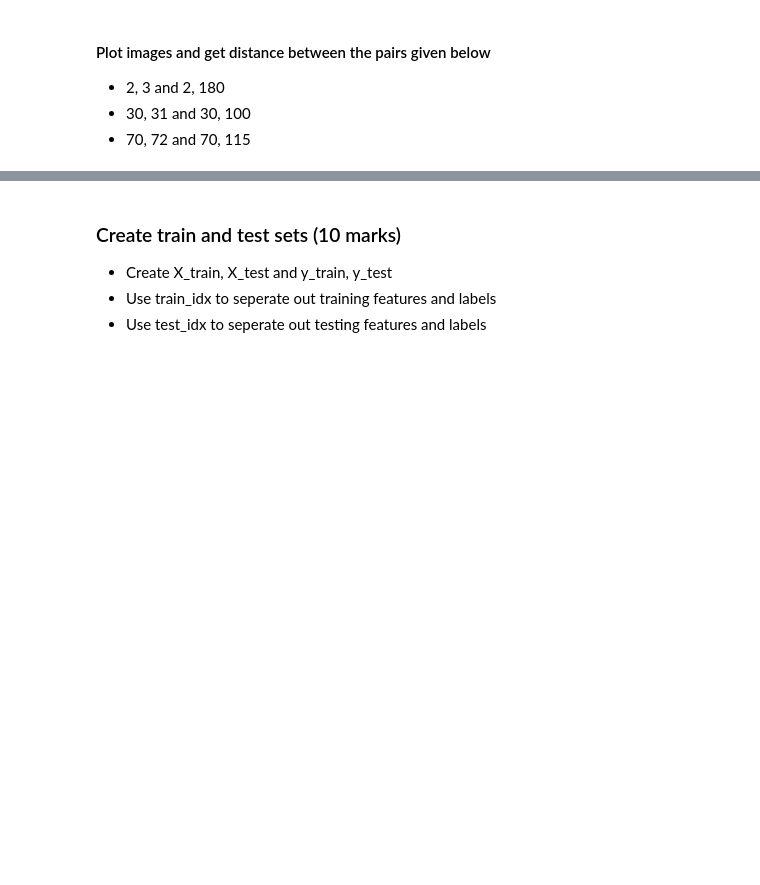
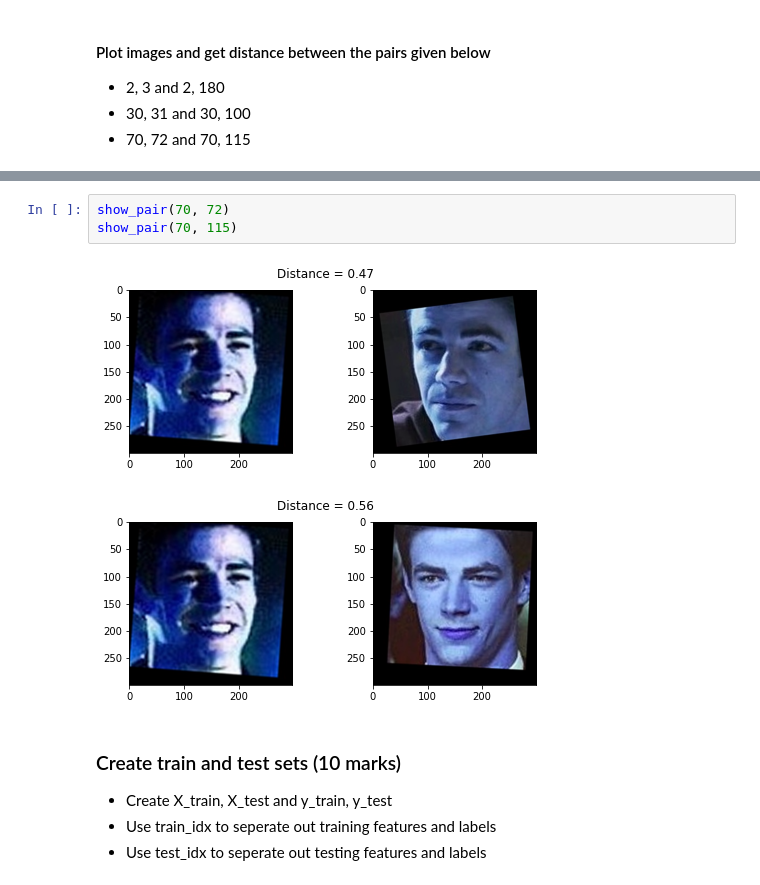
Before and after one commit to GreatLearningAIML1/bangalore-aug19-batch-Nishamol, a Jupyter notebook: Questions_Notebook_ACV.ipynb, the cells around one changed output, grey strips where cells are left out. Saved outputs shown, nothing was run; the diff lists cells and outputs as text; blank space fills up the shorter version.

```diff
--- a/Questions_Notebook_ACV.ipynb
+++ b/Questions_Notebook_ACV.ipynb
@@ -281,3 +287,9 @@ show_pair(2, 180)
+# %%
+show_pair(70, 72)
+show_pair(70, 115)
+# %% [output]
+[figure, added]
+[figure, added]
 # %% [markdown]
 ### Create train and test sets (10 marks)
 - Create X_train, X_test and y_train, y_test
```
Also changed, not shown: parts of 2 cells of this notebook.
